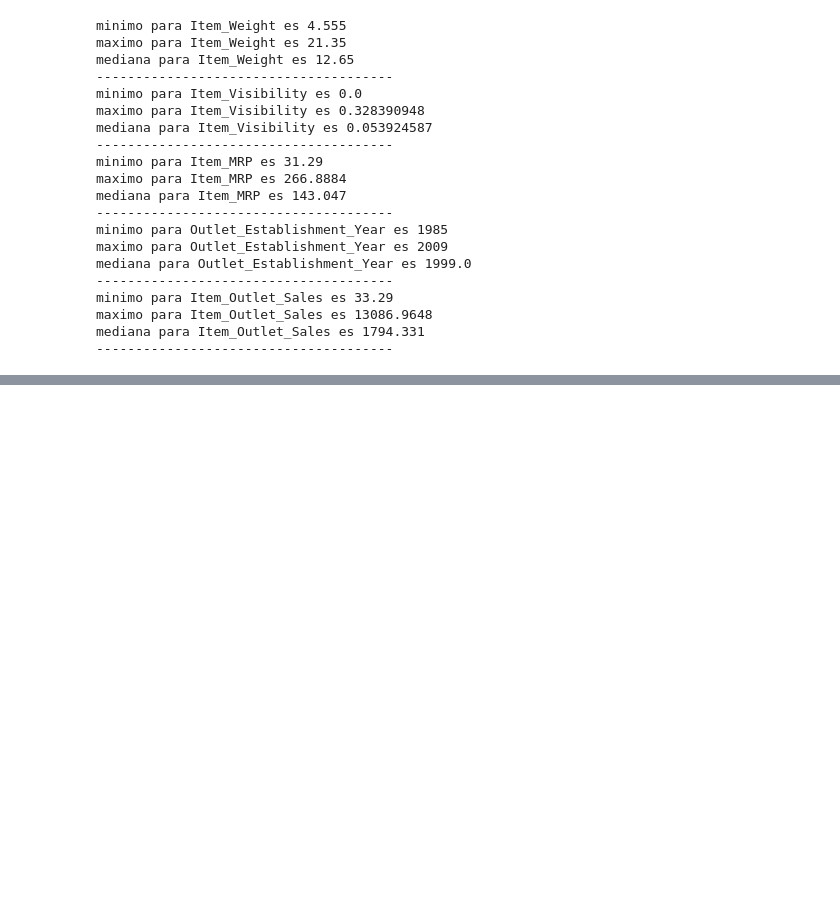
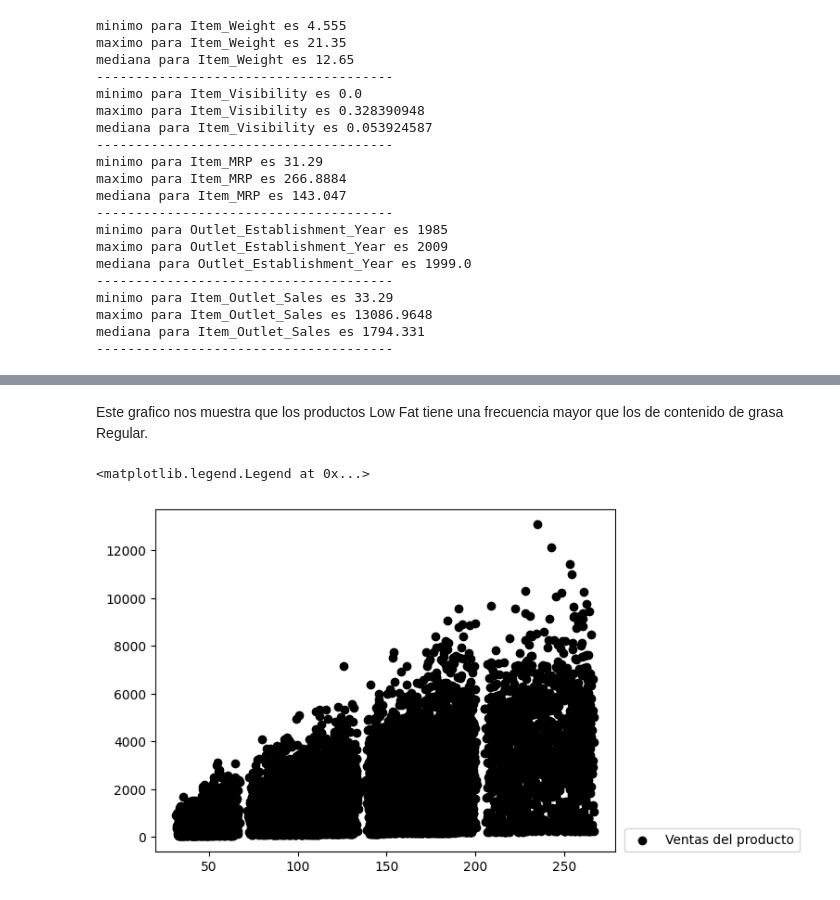
Before and after one commit to marce3-2140/sales-predictions, a Jupyter notebook: sales_predictions.ipynb, the cells around one changed output, grey strips where cells are left out. Saved outputs shown, nothing was run; the diff lists cells and outputs as text; code cells hidden in the pictures; blank space fills up the shorter version.

```diff
--- a/sales_predictions.ipynb
+++ b/sales_predictions.ipynb
@@ -507,0 +522,11 @@ mediana para Item_Outlet_Sales es 1794.331
+# %% [markdown]
+Este grafico nos muestra que los productos Low Fat tiene una frecuencia mayor que los de contenido de grasa Regular.
+# %%
+sales = df['Item_Outlet_Sales'].values
+mrp = df['Item_MRP'].values
+#plt.plot(mrp, c="r" , label ="precio de catalogo")
+plt.scatter(mrp, sales, c="k", label= "Ventas del producto" )
+plt.legend(loc=(1.02,0))
+# %% [output]
+<matplotlib.legend.Legend at 0x...>
+[figure, added]
```
Also changed, not shown: parts of 23 cells of this notebook.
